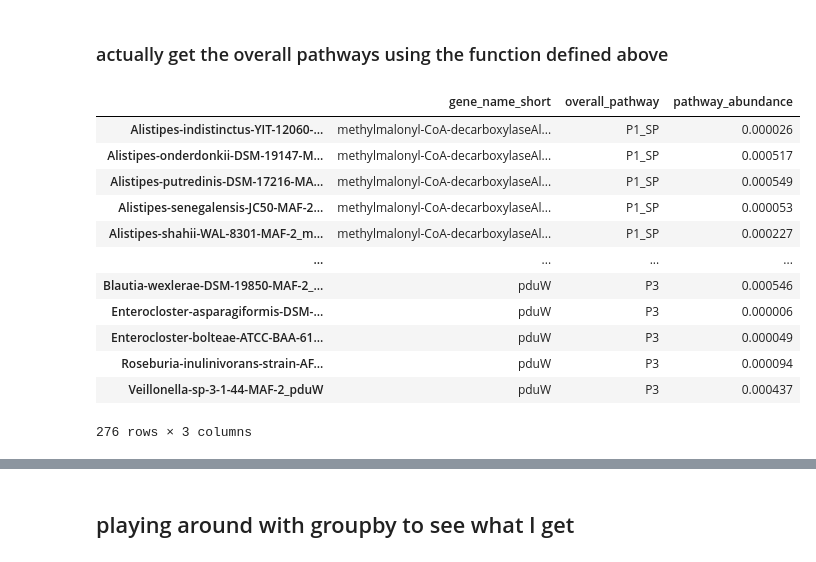
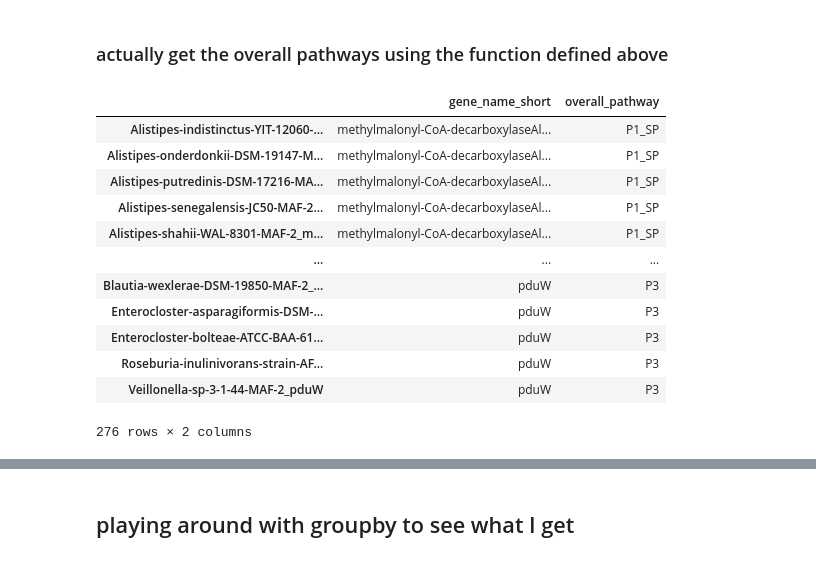
Before and after one commit to daisywyh/cremer_tester, a Jupyter notebook: pathway_abundance/pathway_abundance.ipynb, the cells around one changed output, grey strips where cells are left out. Drawn from its saved outputs; the diff is of its cells as text; code cells hidden in the pictures.

Commit message:
first working version of the pathway on python

```diff
--- a/pathway_abundance/pathway_abundance.ipynb
+++ b/pathway_abundance/pathway_abundance.ipynb
@@ -105,7 +107,9 @@ for file in os.listdir("geneLists"):
     # this my way of bypassing that strange assign function from R
     pathway_dict[pathway] = geneList
 
-    pathway_length_dict[pathway + "_pathway_length"] = len(geneList)
+    # pathway_length_dict[pathway + "_pathway_length"] = len(geneList)
+
+    pathway_length_dict[pathway] = len(geneList)
 
     pathway_gene_lists.append(geneList)
 
@@ -153,9 +157,9 @@ colNames = ["gene_name_short", "overall_pathway"]
 
 gene_catalogue_list = [propionate_gene_catalogue_seqlengths]
 
-propionate_final_test = generate_final_df(gene_catalogue_list, colNames)
+propionate_table_base = generate_final_df(gene_catalogue_list, colNames)
 
-propionate_final_test
+propionate_table_base
 # %% [output]
 |  | gene_name_short | overall_pathway |
 | Alistipes-indistinctus-YIT-12060-... | NaN | NaN |
@@ -175,4 +181,6 @@ propionate_final_test
 # %%
-propionate_final_test["gene_name_short"] = [gene.split("_")[-1] for gene in list(propionate_final_test.index.values)]
+def short_names(df):
 
-propionate_final_test
+    df["gene_name_short"] = [gene.split("_")[-1] for gene in list(df.index.values)]
+
+    return df
@@ -216,0 +189,4 @@ propionate_final_test
+# %%
+propionate_table_base = short_names(propionate_table_base)
+
+propionate_table_base
@@ -277,20 +267,20 @@ def get_overall_pathway(df, gene_pathways_df):
 # %% [markdown]
 ### actually get the overall pathways using the function defined above
 # %%
-propionate_final_test = get_overall_pathway(propionate_final_test, gene_pathways_df=gene_pathways_df)
+propionate_table_base = get_overall_pathway(propionate_table_base, gene_pathways_df=gene_pathways_df)
 
-propionate_final_test
+propionate_table_base
 # %% [output]
-|  | gene_name_short | overall_pathway | pathway_abundance |
-| Alistipes-indistinctus-YIT-12060-... | methylmalonyl-CoA-decarboxylaseAl... | P1_SP | 0.000026 |
-| Alistipes-onderdonkii-DSM-19147-M... | methylmalonyl-CoA-decarboxylaseAl... | P1_SP | 0.000517 |
-| Alistipes-putredinis-DSM-17216-MA... | methylmalonyl-CoA-decarboxylaseAl... | P1_SP | 0.000549 |
-| Alistipes-senegalensis-JC50-MAF-2... | methylmalonyl-CoA-decarboxylaseAl... | P1_SP | 0.000053 |
-| Alistipes-shahii-WAL-8301-MAF-2_m... | methylmalonyl-CoA-decarboxylaseAl... | P1_SP | 0.000227 |
-| ... | ... | ... | ... |
-| Blautia-wexlerae-DSM-19850-MAF-2_... | pduW | P3 | 0.000546 |
-| Enterocloster-asparagiformis-DSM-... | pduW | P3 | 0.000006 |
-| Enterocloster-bolteae-ATCC-BAA-61... | pduW | P3 | 0.000049 |
-| Roseburia-inulinivorans-strain-AF... | pduW | P3 | 0.000094 |
-| Veillonella-sp-3-1-44-MAF-2_pduW | pduW | P3 | 0.000437 |
+|  | gene_name_short | overall_pathway |
+| Alistipes-indistinctus-YIT-12060-... | methylmalonyl-CoA-decarboxylaseAl... | P1_SP |
+| Alistipes-onderdonkii-DSM-19147-M... | methylmalonyl-CoA-decarboxylaseAl... | P1_SP |
+| Alistipes-putredinis-DSM-17216-MA... | methylmalonyl-CoA-decarboxylaseAl... | P1_SP |
+| Alistipes-senegalensis-JC50-MAF-2... | methylmalonyl-CoA-decarboxylaseAl... | P1_SP |
+| Alistipes-shahii-WAL-8301-MAF-2_m... | methylmalonyl-CoA-decarboxylaseAl... | P1_SP |
+| ... | ... | ... |
+| Blautia-wexlerae-DSM-19850-MAF-2_... | pduW | P3 |
+| Enterocloster-asparagiformis-DSM-... | pduW | P3 |
+| Enterocloster-bolteae-ATCC-BAA-61... | pduW | P3 |
+| Roseburia-inulinivorans-strain-AF... | pduW | P3 |
+| Veillonella-sp-3-1-44-MAF-2_pduW | pduW | P3 |
-276 rows × 3 columns
+276 rows × 2 columns
```
Also changed, not shown: parts of 18 cells of this notebook.
